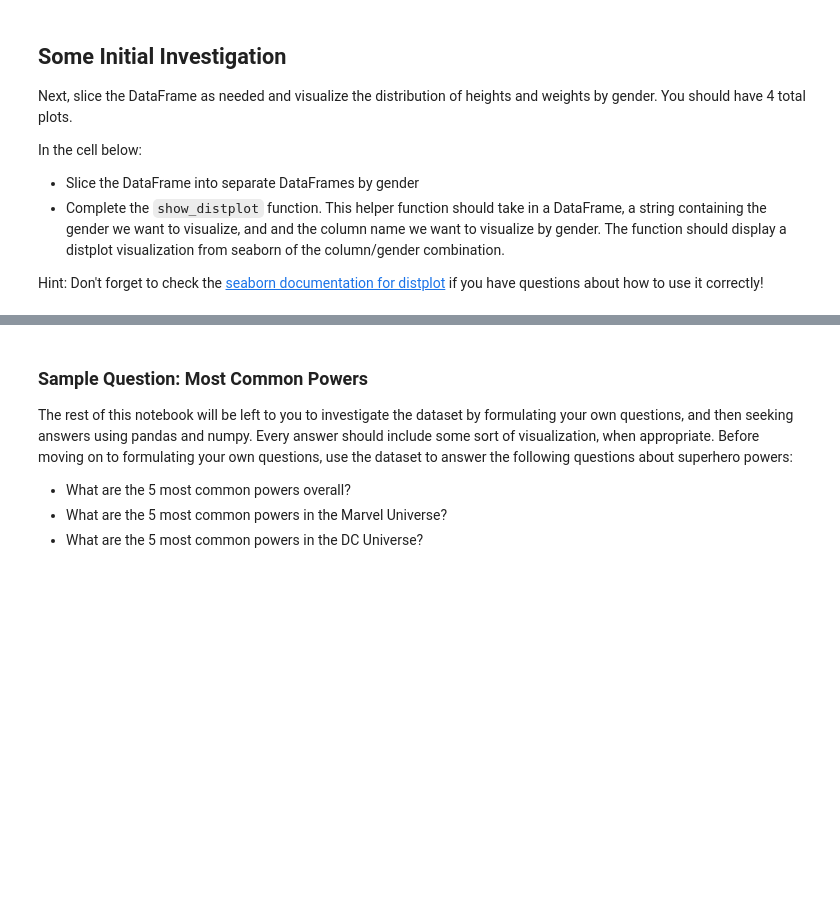
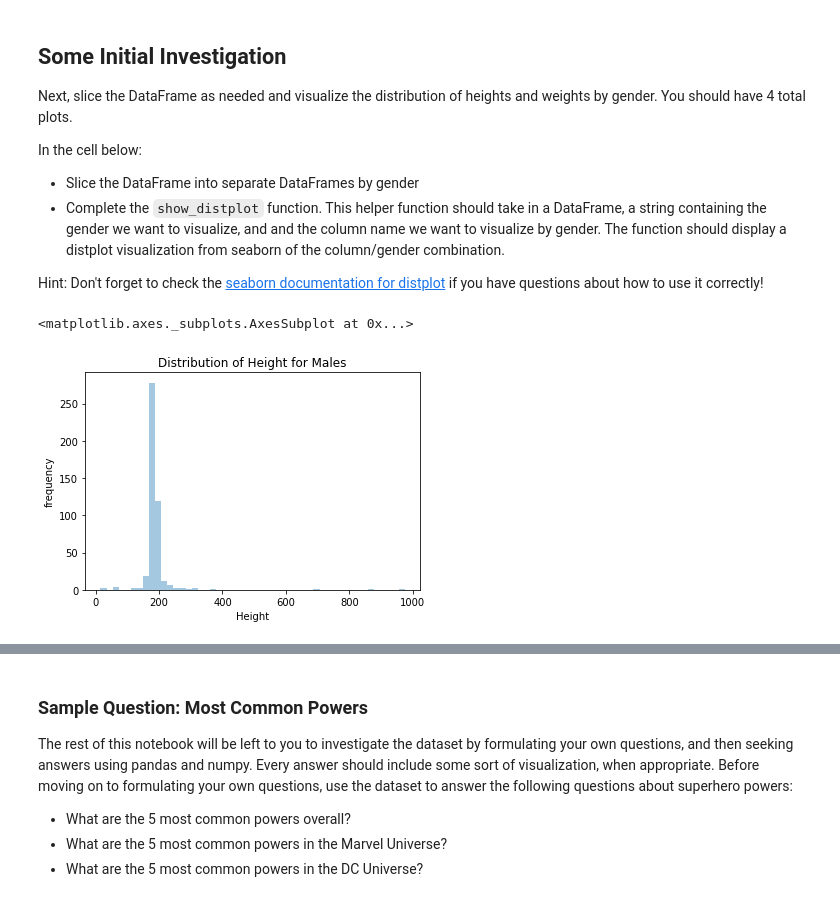
Before and after one commit to kylegwlawrence/dsc-1-04-13-project-data-cleaning-online-ds-sp-000, a Jupyter notebook: index.ipynb, the cells around one changed output, grey strips where cells are left out. Drawn from its saved outputs; the diff is of its cells as text; code cells hidden in the pictures; blank space fills up the shorter version.

```diff
--- a/index.ipynb
+++ b/index.ipynb
@@ -469,4 +524,16 @@ def show_distplot(dataframe, gender, column_name):
+# %%
+#function accepts a df, filters on given gender, returns distplot of given column
+def show_distplot(dataframe, gender, column_name):
+    filtered_df = dataframe[dataframe['Gender']==gender]
+    x = filtered_df[column_name]
+    ax = sns.distplot(x, kde=False)
+    ax.set(title=f'Distribution of {column_name} for {gender}s', xlabel=f'{column_name}', ylabel='frequency')
+    return ax
 # %%
 # Male Height
+show_distplot(heroes_and_powers, "Male", "Height")
+# %% [output]
+<matplotlib.axes._subplots.AxesSubplot at 0x...>
+[figure, added]
 # %%
 # Male Weight
```
Also changed, not shown: parts of 41 cells of this notebook.
